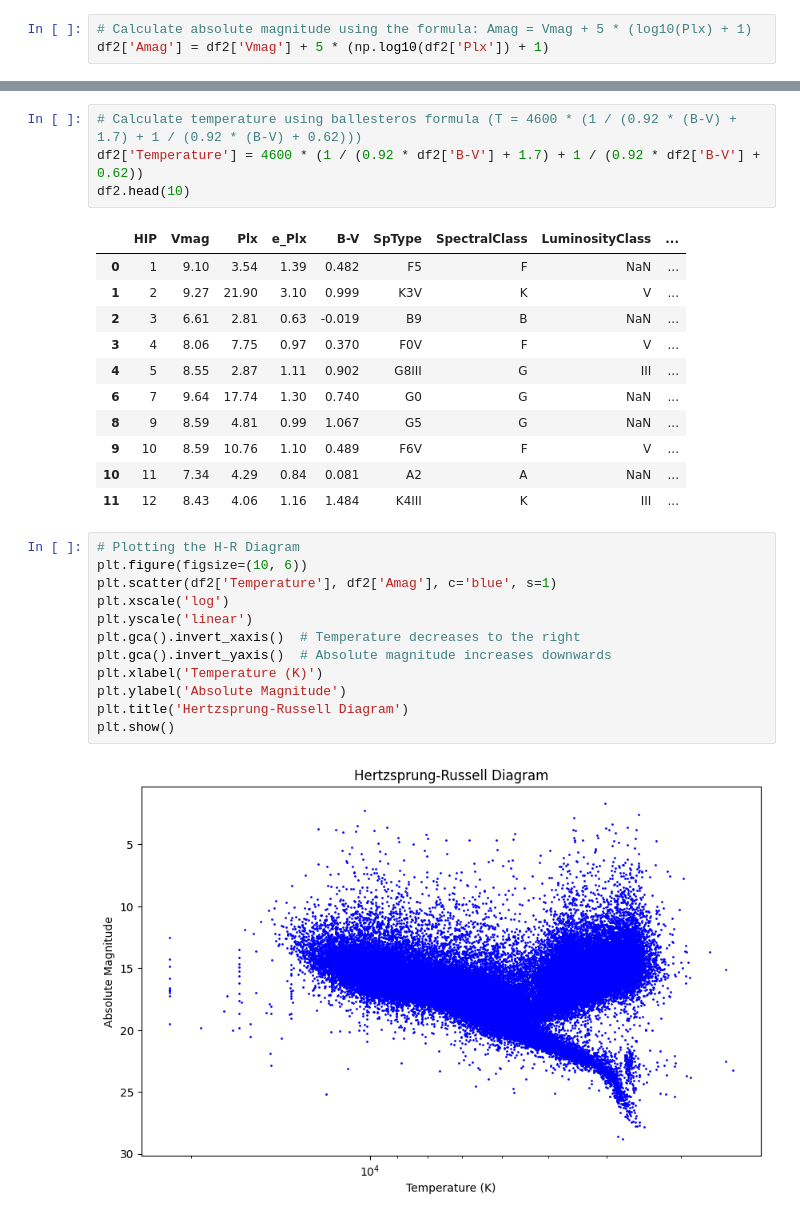
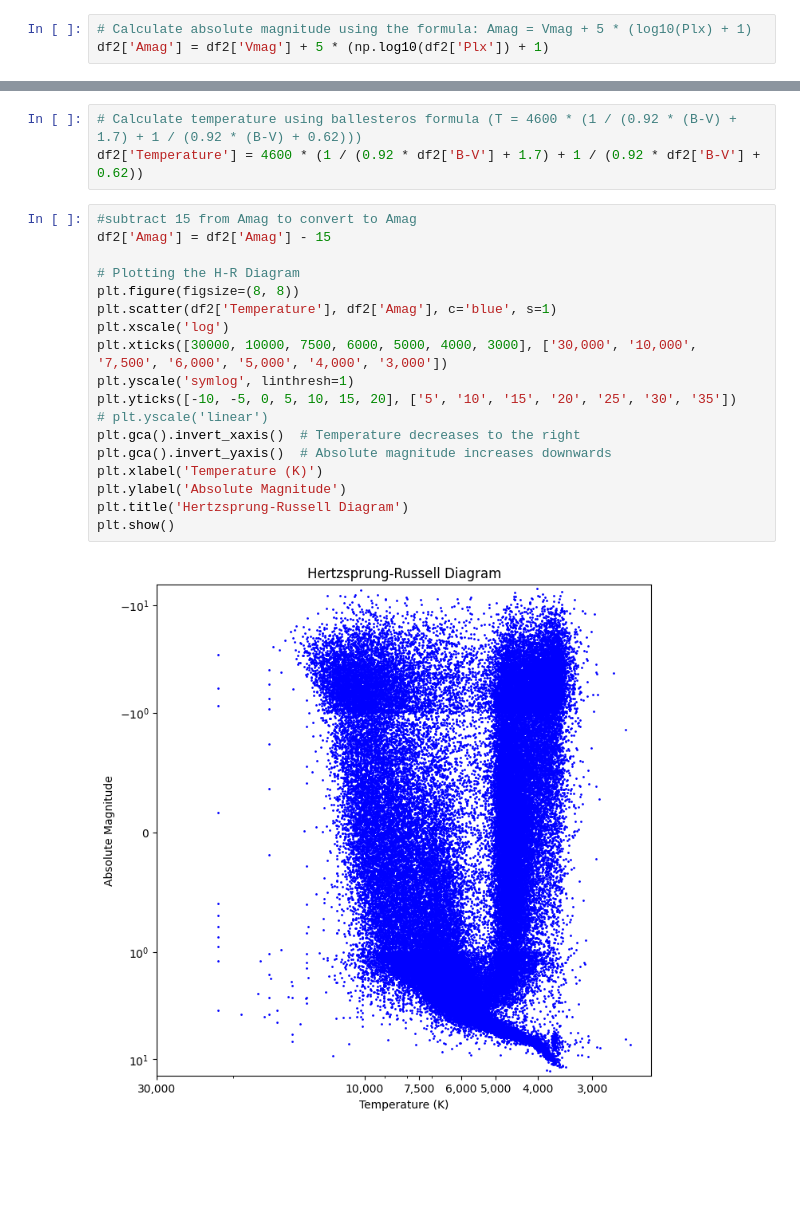
Before and after one commit to EP1XWARR10R/stellar-classification-capstone, a Jupyter notebook: Capstone.ipynb, the cells around one changed output, grey strips where cells are left out. Cells and saved outputs as stored; diff of their text form; blank space fills up the shorter version.

Commit message:
feat: basic HR diagram

```diff
--- a/Capstone.ipynb
+++ b/Capstone.ipynb
@@ -110,30 +110,23 @@ df2.head(10)
 # %%
 # Calculate temperature using ballesteros formula (T = 4600 * (1 / (0.92 * (B-V) + 1.7) + 1 / (0.92 * (B-V) + 0.62)))
 df2['Temperature'] = 4600 * (1 / (0.92 * df2['B-V'] + 1.7) + 1 / (0.92 * df2['B-V'] + 0.62))
-df2.head(10)
-# %% [output]
-|  | HIP | Vmag | Plx | e_Plx | B-V | SpType | SpectralClass | LuminosityClass | ... |
-| 0 | 1 | 9.10 | 3.54 | 1.39 | 0.482 | F5 | F | NaN | ... |
-| 1 | 2 | 9.27 | 21.90 | 3.10 | 0.999 | K3V | K | V | ... |
-| 2 | 3 | 6.61 | 2.81 | 0.63 | -0.019 | B9 | B | NaN | ... |
-| 3 | 4 | 8.06 | 7.75 | 0.97 | 0.370 | F0V | F | V | ... |
-| 4 | 5 | 8.55 | 2.87 | 1.11 | 0.902 | G8III | G | III | ... |
-| 6 | 7 | 9.64 | 17.74 | 1.30 | 0.740 | G0 | G | NaN | ... |
-| 8 | 9 | 8.59 | 4.81 | 0.99 | 1.067 | G5 | G | NaN | ... |
-| 9 | 10 | 8.59 | 10.76 | 1.10 | 0.489 | F6V | F | V | ... |
-| 10 | 11 | 7.34 | 4.29 | 0.84 | 0.081 | A2 | A | NaN | ... |
-| 11 | 12 | 8.43 | 4.06 | 1.16 | 1.484 | K4III | K | III | ... |
-# %%
-# Plotting the H-R Diagram
-plt.figure(figsize=(10, 6))
-plt.scatter(df2['Temperature'], df2['Amag'], c='blue', s=1)
-plt.xscale('log')
-plt.yscale('linear')
-plt.gca().invert_xaxis()  # Temperature decreases to the right
-plt.gca().invert_yaxis()  # Absolute magnitude increases downwards
-plt.xlabel('Temperature (K)')
-plt.ylabel('Absolute Magnitude')
-plt.title('Hertzsprung-Russell Diagram')
-plt.show()
-# %% [output]
-[figure, removed]
+# %%
+#subtract 15 from Amag to convert to Amag
+df2['Amag'] = df2['Amag'] - 15
+
+# Plotting the H-R Diagram
+plt.figure(figsize=(8, 8))
+plt.scatter(df2['Temperature'], df2['Amag'], c='blue', s=1)
+plt.xscale('log')
+plt.xticks([30000, 10000, 7500, 6000, 5000, 4000, 3000], ['30,000', '10,000', '7,500', '6,000', '5,000', '4,000', '3,000'])
+plt.yscale('symlog', linthresh=1)
+plt.yticks([-10, -5, 0, 5, 10, 15, 20], ['5', '10', '15', '20', '25', '30', '35'])
+# plt.yscale('linear')
+plt.gca().invert_xaxis()  # Temperature decreases to the right
+plt.gca().invert_yaxis()  # Absolute magnitude increases downwards
+plt.xlabel('Temperature (K)')
+plt.ylabel('Absolute Magnitude')
+plt.title('Hertzsprung-Russell Diagram')
+plt.show()
+# %% [output]
+[figure, added]
```
Also changed, not shown: parts of 1 cell of this notebook.
